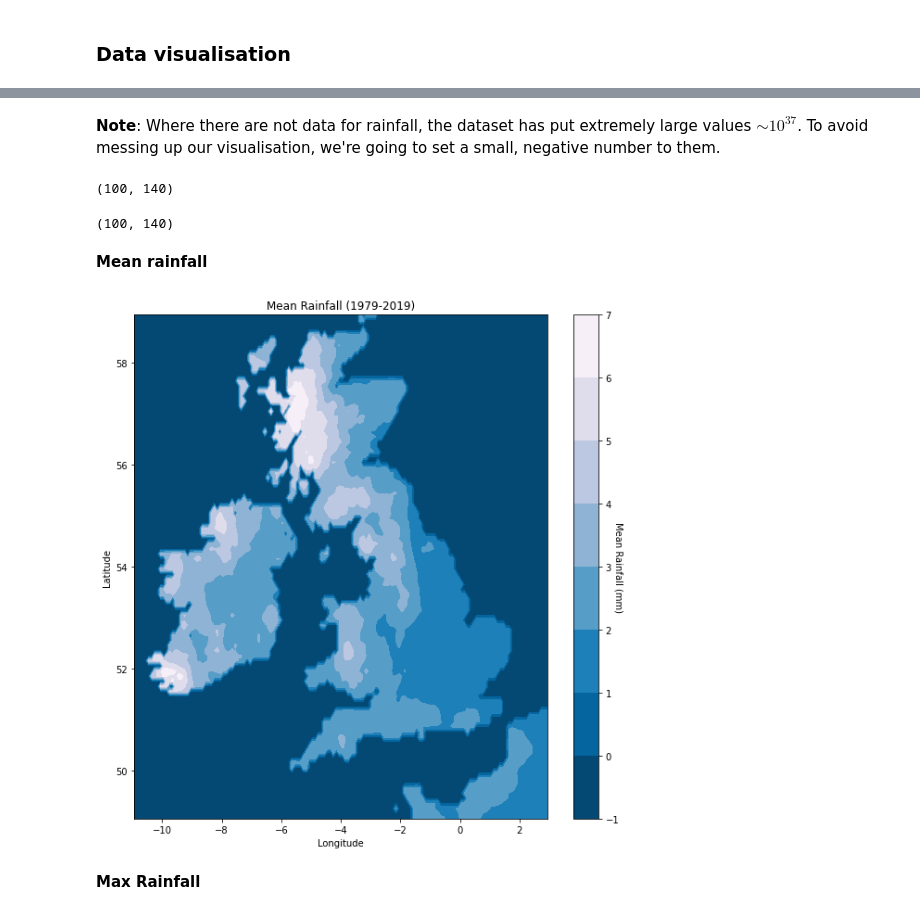
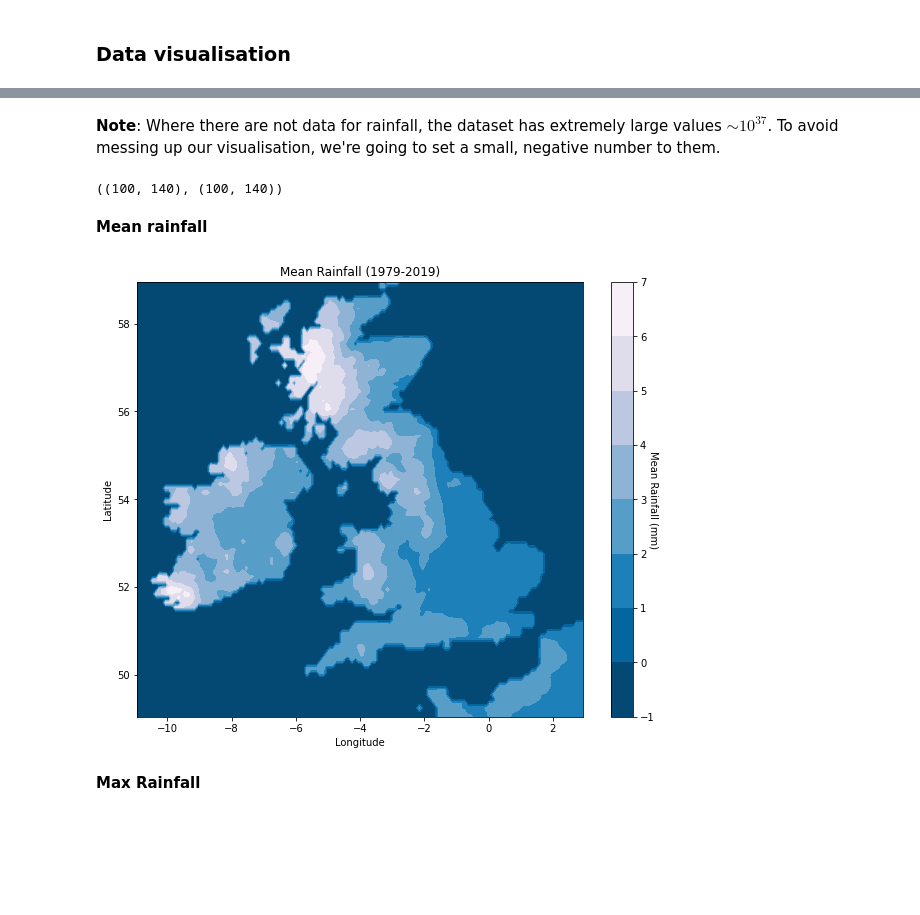
Before and after one commit to MariosNT/ML_Extreme_Climate_Events, a Jupyter notebook: Data/Data/rainfall_data_check.ipynb, the cells around one changed output, grey strips where cells are left out. Drawn from its saved outputs; the diff is of its cells as text; code cells hidden in the pictures; blank space fills up the shorter version.

Commit message:
Update Rainfall_data_extraction

```diff
--- a/Data/Data/rainfall_data_check.ipynb
+++ b/Data/Data/rainfall_data_check.ipynb
@@ -117,2 +100,2 @@ Let's start understanding our data better with a visualisation of the _mean rain
 # %% [markdown]
-__Note__: Where there are not data for rainfall, the dataset has put extremely large values $\sim 10^{37}$. To avoid messing up our visualisation, we're going to set a small, negative number to them.
+__Note__: Where there are not data for rainfall, the dataset has extremely large values $\sim 10^{37}$. To avoid messing up our visualisation, we're going to set a small, negative number to them.
@@ -121,28 +102,28 @@ rain_mask[rain_mask>1000] = -0.2
 # %%
+rain_mask[rain_mask>1000] = -0.2
+
 mean_rainfall = np.average(rain_mask, axis=0)
-mean_rainfall.shape
+max_rainfall = np.max(rain_mask, axis=0)
+
+# We calculate the average and max values over time, so we expect to have only one value/location
+mean_rainfall.shape, max_rainfall.shape
 # %% [output]
-(100, 140)
+((100, 140), (100, 140))
-# %%
-max_rainfall = np.max(rain_mask, axis=0)
-max_rainfall.shape
-# %% [output]
-(100, 140)
 # %% [markdown]
 __Mean rainfall__
 # %%
-fig, ax = plt.subplots(figsize=(10,10))
+fig, ax = plt.subplots(figsize=(10,8))
 cs = ax.contourf(longitude[:], latitude[:], mean_rainfall, cmap=cm.PuBu_r)
 
 cbar = fig.colorbar(cs)
 cbar.set_label('Mean Rainfall (mm)', rotation=270)
 
 plt.title("Mean Rainfall (1979-2019)")
 plt.xlabel("Longitude")
 plt.ylabel("Latitude")
 plt.show()
 # %% [output]
-[figure, old version]
+[figure, new version]
 # %% [markdown]
 __Max Rainfall__
 # %%
```
Also changed, not shown: parts of 54 cells of this notebook.
